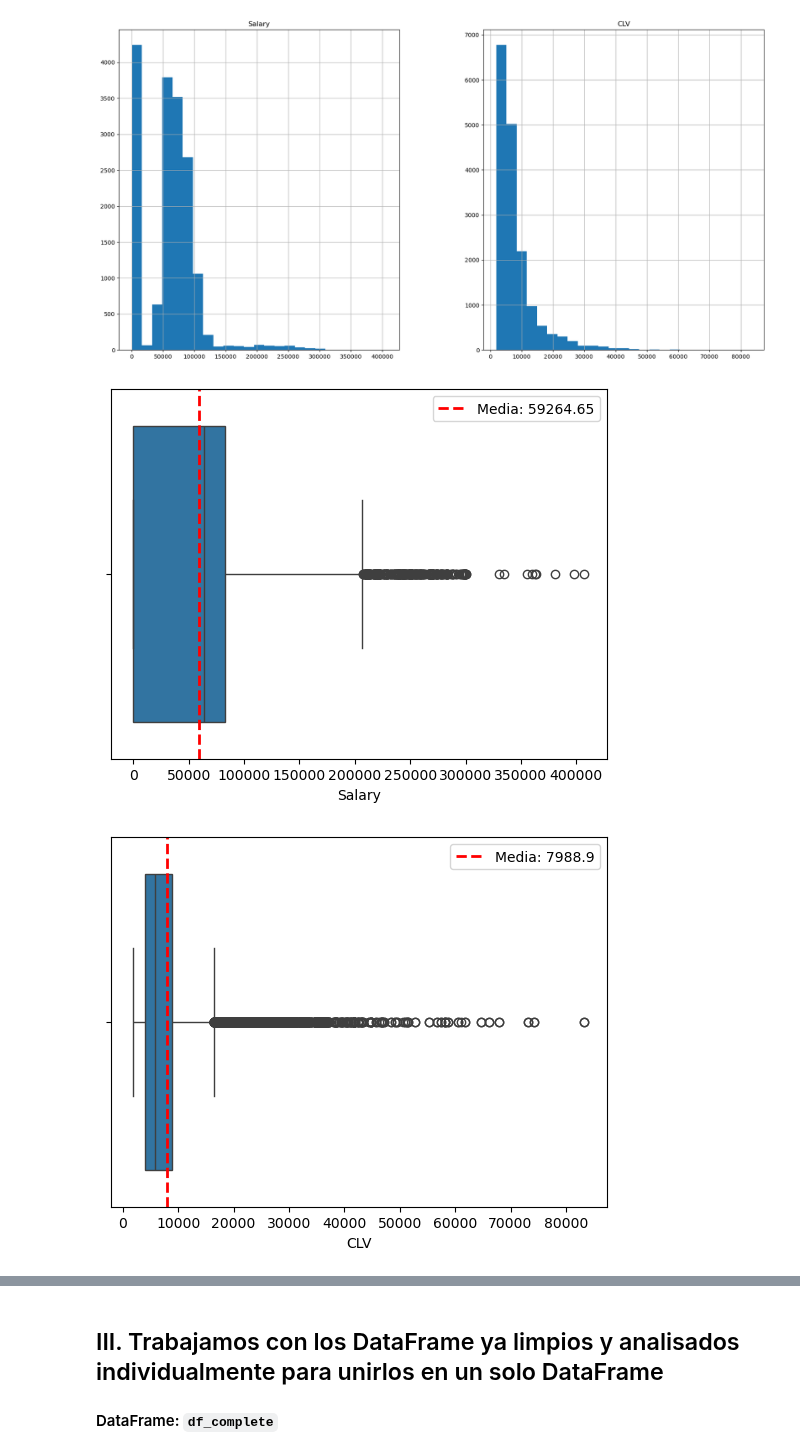
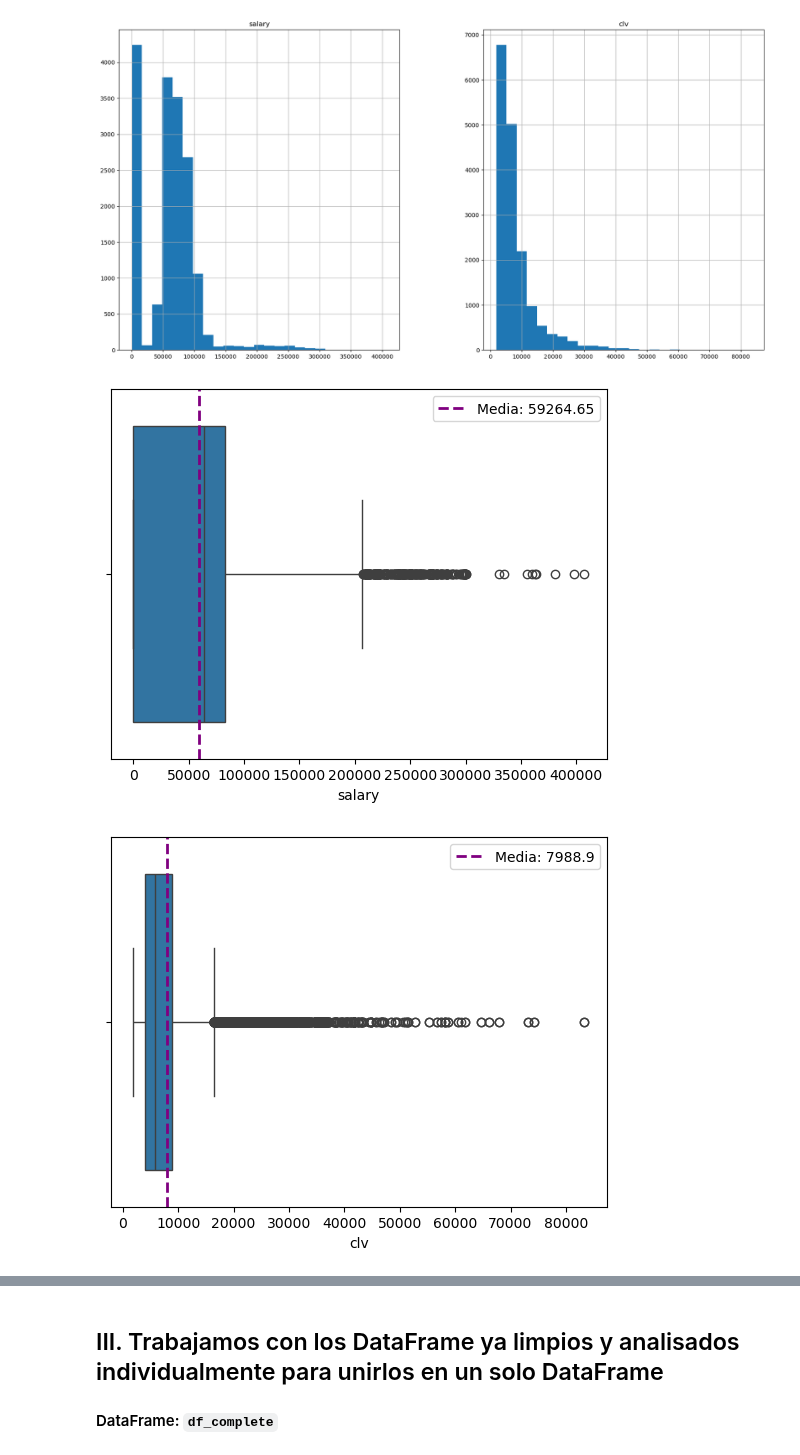
Before and after one commit to Adalab/bda-modulo-3-evaluacion-final-MarPastor, a Jupyter notebook: notebook/final_evaluation_mod3_marpastor.ipynb, the cells around one changed output, grey strips where cells are left out. Saved outputs shown, nothing was run; the diff lists cells and outputs as text; code cells hidden in the pictures.

```diff
--- a/notebook/final_evaluation_mod3_marpastor.ipynb
+++ b/notebook/final_evaluation_mod3_marpastor.ipynb
@@ -1093,14 +1098,15 @@ df_loyalty[['Salary', 'CLV']].hist(bins=25, figsize=(20,10));
 # %% [output]
 [figure]
 # %%
-# usamos las columnas que nos aportan información:
+# usar las columnas que nos aportan información
+# usar un bucle 'for' para que recorra los datos de las columnas seleccionadas, calcula la media de cada columna (redondeada a 2 decimales)
 
-for col in df_loyalty[['Salary', 'CLV']].columns:
+for col in df_loyalty[['salary', 'clv']].columns:
     media_col = round(df_loyalty[col].mean(), 2) # se incorpora la media en el gráfico
     sns.boxplot(data=df_loyalty, x=col)
-    plt.axvline(x=media_col, color='red', linestyle='--', linewidth=2, label=f'Media: {media_col}')
+    plt.axvline(x=media_col, color='purple', linestyle='--', linewidth=2, label=f'Media: {media_col}')
     plt.legend()
     plt.show();
 # %% [output]
-[figure, old version]
+[figure, new version]
-[figure, old version]
+[figure, new version]
```
Also changed, not shown: parts of 11 cells of this notebook.
